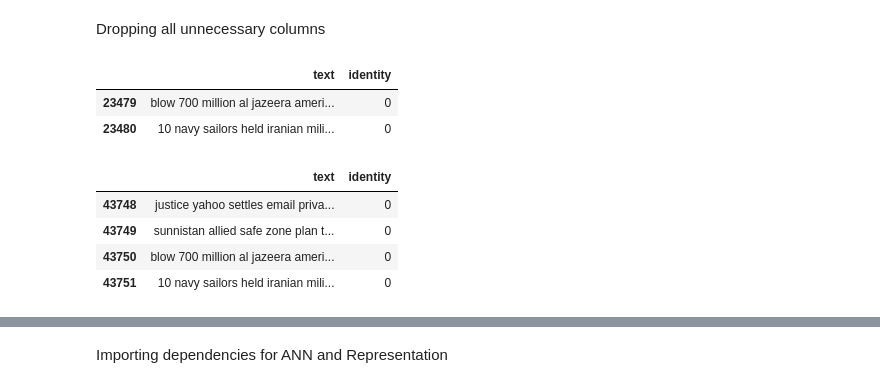
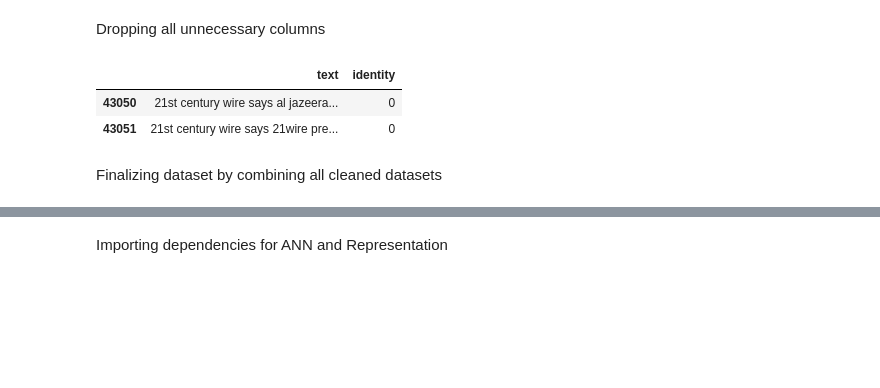
Before and after one commit to MobiusYeeitus/FakeNewsDetection, a Jupyter notebook: FakeNewsDetectionUsingLSTMExperimental.ipynb, the cells around one changed output, grey strips where cells are left out. Saved outputs shown, nothing was run; the diff lists cells and outputs as text; code cells hidden in the pictures; blank space fills up the shorter version.

Commit message:
finalizing modifications on experimental branch

```diff
--- a/FakeNewsDetectionUsingLSTMExperimental.ipynb
+++ b/FakeNewsDetectionUsingLSTMExperimental.ipynb
@@ -166,0 +199,2 @@ real.tail(4)
+# %%
+data1_fake_c=optimized_cleaning_with_identity(data1_fake,0)
@@ -166,0 +233,2 @@ real.tail(4)
+# %%
+data1_real_c=optimized_cleaning_with_identity(data1_real,1)
@@ -172,7 +372,17 @@ real=real[['text','identity']]
+# %%
+data1_fake_c=data1_fake_c[['text','identity']]
+data1_real_c=data1_real_c[['text','identity']]
+data2_c=data2_c[['text','identity']]
+data3_c=data3_c[['text','identity']]
+data4_c=data4_c[['text','identity']]
+# %%
+data1_c=pd.concat([data1_real_c,data1_fake_c],ignore_index=True)
 # %%
-fake.tail(2)
+data1_c.tail(2)
 # %% [output]
 |  | text | identity |
-| 23479 | blow 700 million al jazeera ameri... | 0 |
-| 23480 | 10 navy sailors held iranian mili... | 0 |
+| 43050 | 21st century wire says al jazeera... | 0 |
+| 43051 | 21st century wire says 21wire pre... | 0 |
+# %% [markdown]
+Finalizing dataset by combining all cleaned datasets
 # %%
@@ -180,8 +389,0 @@ data1=pd.concat([real,fake],ignore_index=True)
-# %%
-data1.tail(4)
-# %% [output]
-|  | text | identity |
-| 43748 | justice yahoo settles email priva... | 0 |
-| 43749 | sunnistan allied safe zone plan t... | 0 |
-| 43750 | blow 700 million al jazeera ameri... | 0 |
-| 43751 | 10 navy sailors held iranian mili... | 0 |
```
Also changed, not shown: parts of 122 cells of this notebook.
